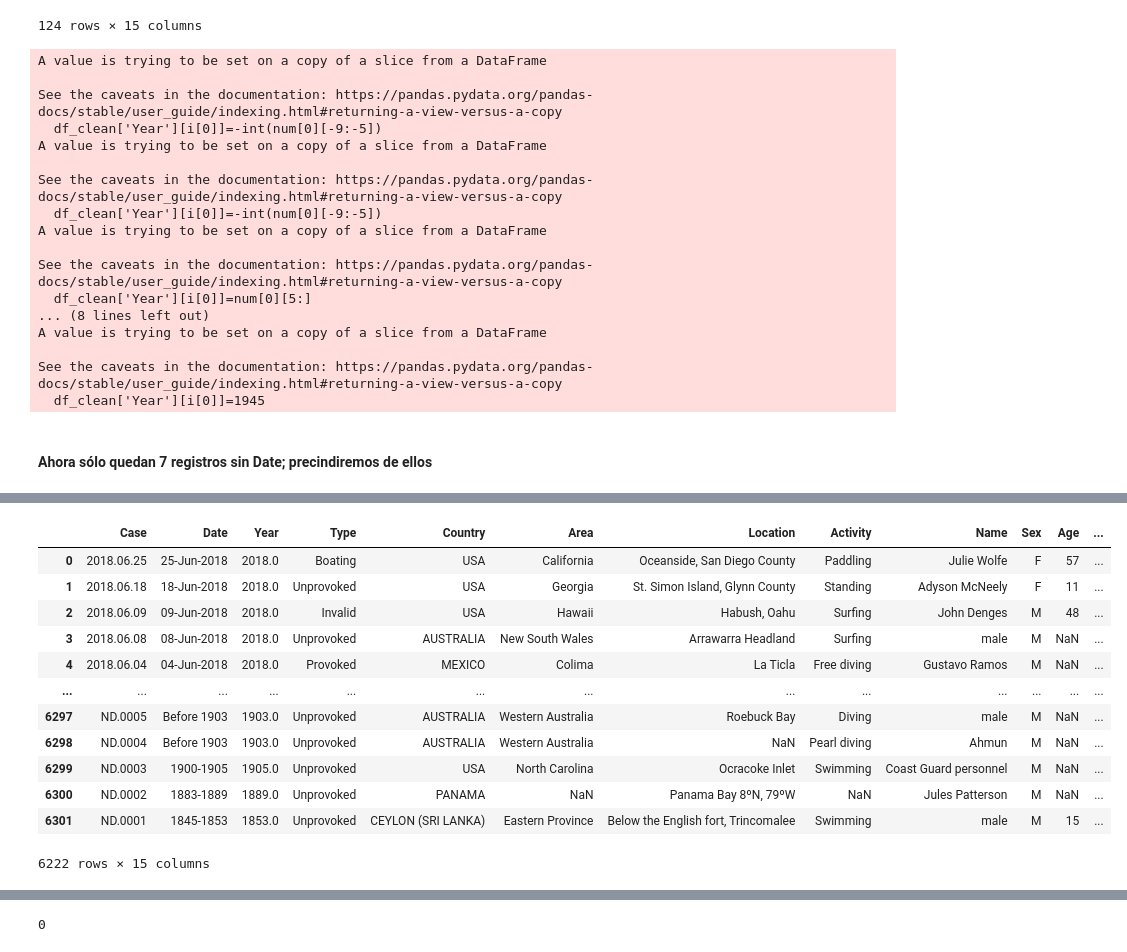
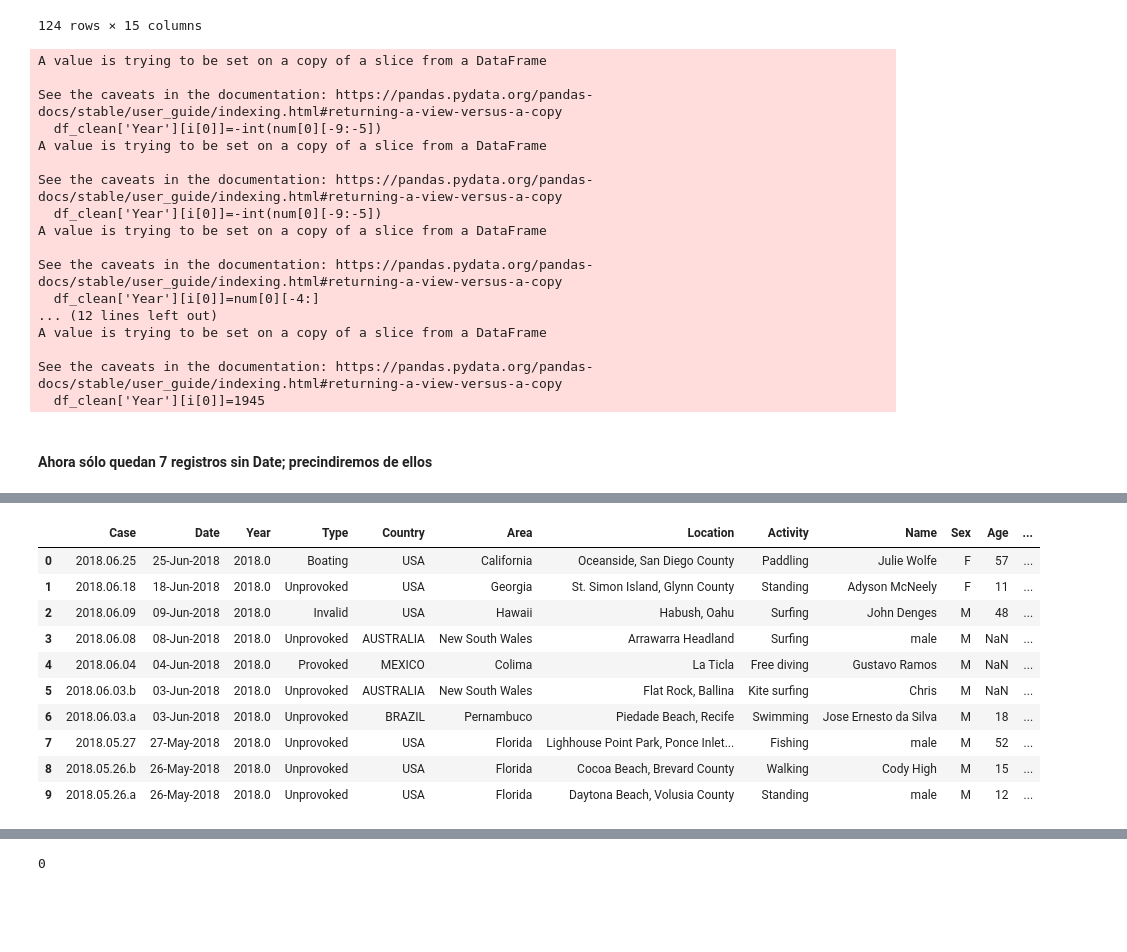
Before and after one commit to silviaherf/data-cleaning-pandas, a Jupyter notebook: Sharks_analysis.ipynb, the cells around one changed output, grey strips where cells are left out. Drawn from its saved outputs; the diff is of its cells as text; code cells hidden in the pictures; blank space fills up the shorter version.

```diff
--- a/Sharks_analysis.ipynb
+++ b/Sharks_analysis.ipynb
@@ -382,11 +382,16 @@ for i in date:
         num = re.findall(r"\d{3}.B.C.",str(i[1]))
         if num:
             df_clean['Year'][i[0]]=-int(num[0][-9:-5])
+for i in date:
+    if df_clean['Year'][i[0]]==0:
+        num = re.findall(r".*\d{2}-\w{3}-\d{4}",str(i[1]))
+        if num:
+            df_clean['Year'][i[0]]=num[0][-4:]
+for i in date:
     if df_clean['Year'][i[0]]==0:
         num = re.findall(r"\d{4}-\d{4}",str(i[1]))
         if num:
             df_clean['Year'][i[0]]=num[0][5:]
-
 for i in date:
     if df_clean['Year'][i[0]]==0:
         num = re.findall(r"\w+\s\d{4}",str(i[1]))
@@ -414,8 +419,8 @@ See the caveats in the documentation: https://pandas.pydata.org/pandas-docs/stab
 A value is trying to be set on a copy of a slice from a DataFrame
 
 See the caveats in the documentation: https://pandas.pydata.org/pandas-docs/stable/user_guide/indexing.html#returning-a-view-versus-a-copy
-  df_clean['Year'][i[0]]=num[0][5:]
-... (8 lines left out)
+  df_clean['Year'][i[0]]=num[0][-4:]
+... (12 lines left out)
 A value is trying to be set on a copy of a slice from a DataFrame
 
 See the caveats in the documentation: https://pandas.pydata.org/pandas-docs/stable/user_guide/indexing.html#returning-a-view-versus-a-copy
@@ -435,18 +440,16 @@ df_clean[df_clean['Year']==0]
 | 6281 | ND.0021 | No date | 0.0 | Unprovoked | SOUTH AFRICA | KwaZulu-Natal | Durban | Swimming in pool formed by constr... | Indian boy | M | NaN | ... |
 # %%
 df_clean=df_clean[~df_clean['Year'].isin([0])]
-df_clean
+df_clean.head(10)
 # %% [output]
 |  | Case | Date | Year | Type | Country | Area | Location | Activity | Name | Sex | Age | ... |
 | 0 | 2018.06.25 | 25-Jun-2018 | 2018.0 | Boating | USA | California | Oceanside, San Diego County | Paddling | Julie Wolfe | F | 57 | ... |
 | 1 | 2018.06.18 | 18-Jun-2018 | 2018.0 | Unprovoked | USA | Georgia | St. Simon Island, Glynn County | Standing | Adyson McNeely | F | 11 | ... |
 | 2 | 2018.06.09 | 09-Jun-2018 | 2018.0 | Invalid | USA | Hawaii | Habush, Oahu | Surfing | John Denges | M | 48 | ... |
 | 3 | 2018.06.08 | 08-Jun-2018 | 2018.0 | Unprovoked | AUSTRALIA | New South Wales | Arrawarra Headland | Surfing | male | M | NaN | ... |
 | 4 | 2018.06.04 | 04-Jun-2018 | 2018.0 | Provoked | MEXICO | Colima | La Ticla | Free diving | Gustavo Ramos | M | NaN | ... |
-| ... | ... | ... | ... | ... | ... | ... | ... | ... | ... | ... | ... | ... |
-| 6297 | ND.0005 | Before 1903 | 1903.0 | Unprovoked | AUSTRALIA | Western Australia | Roebuck Bay | Diving | male | M | NaN | ... |
-| 6298 | ND.0004 | Before 1903 | 1903.0 | Unprovoked | AUSTRALIA | Western Australia | NaN | Pearl diving | Ahmun | M | NaN | ... |
-| 6299 | ND.0003 | 1900-1905 | 1905.0 | Unprovoked | USA | North Carolina | Ocracoke Inlet | Swimming | Coast Guard personnel | M | NaN | ... |
-| 6300 | ND.0002 | 1883-1889 | 1889.0 | Unprovoked | PANAMA | NaN | Panama Bay 8ºN, 79ºW | NaN | Jules Patterson | M | NaN | ... |
-| 6301 | ND.0001 | 1845-1853 | 1853.0 | Unprovoked | CEYLON (SRI LANKA) | Eastern Province | Below the English fort, Trincomalee | Swimming | male | M | 15 | ... |
+| 5 | 2018.06.03.b | 03-Jun-2018 | 2018.0 | Unprovoked | AUSTRALIA | New South Wales | Flat Rock, Ballina | Kite surfing | Chris | M | NaN | ... |
+| 6 | 2018.06.03.a | 03-Jun-2018 | 2018.0 | Unprovoked | BRAZIL | Pernambuco | Piedade Beach, Recife | Swimming | Jose Ernesto da Silva | M | 18 | ... |
+| 7 | 2018.05.27 | 27-May-2018 | 2018.0 | Unprovoked | USA | Florida | Lighhouse Point Park, Ponce Inlet... | Fishing | male | M | 52 | ... |
+| 8 | 2018.05.26.b | 26-May-2018 | 2018.0 | Unprovoked | USA | Florida | Cocoa Beach, Brevard County | Walking | Cody High | M | 15 | ... |
+| 9 | 2018.05.26.a | 26-May-2018 | 2018.0 | Unprovoked | USA | Florida | Daytona Beach, Volusia County | Standing | male | M | 12 | ... |
-6222 rows × 15 columns
```
Also changed, not shown: parts of 6 cells of this notebook.
